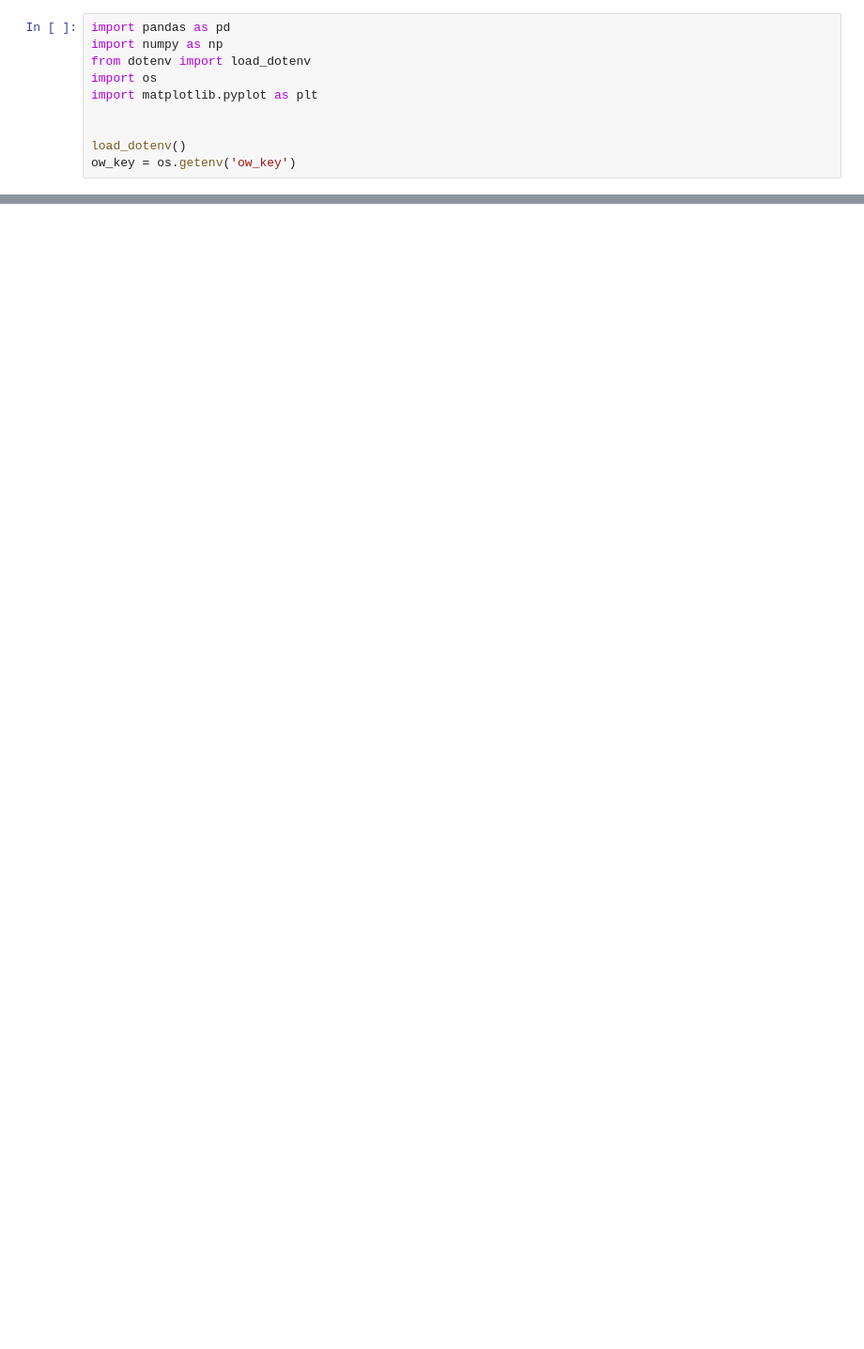
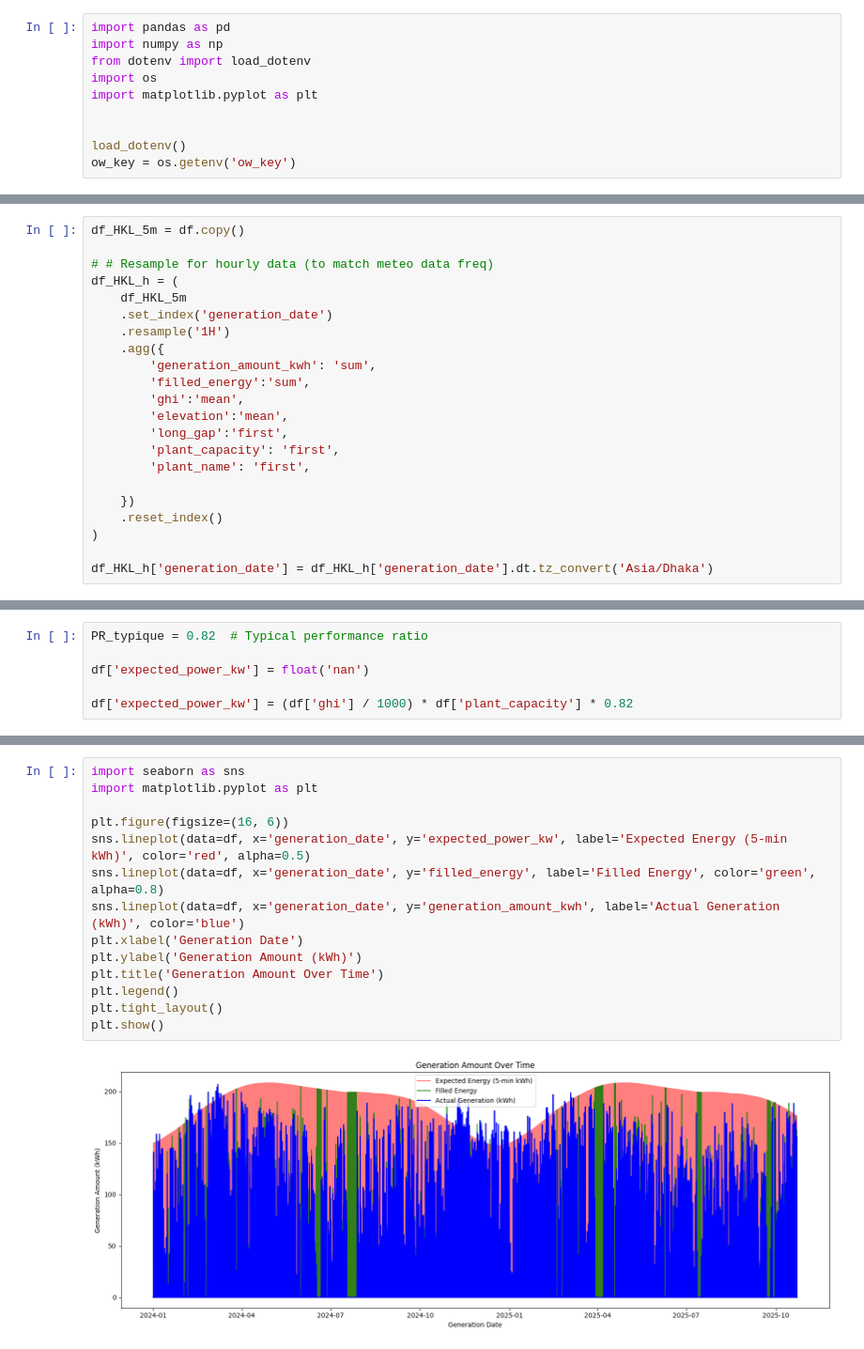
Before and after one commit to 75016paris/solshare, a Jupyter notebook: HKL.ipynb, the cells around one changed output, grey strips where cells are left out. Shown at 94% size. Cells and saved outputs as stored; diff of their text form; blank space fills up the shorter version.

```diff
--- a/HKL.ipynb
+++ b/HKL.ipynb
@@ -315,0 +400,22 @@ SyntaxError: invalid syntax (1964842635.py, line 31)
+# %%
+df_HKL_5m = df.copy()
+
+# # Resample for hourly data (to match meteo data freq)
+df_HKL_h = (
+    df_HKL_5m
+    .set_index('generation_date')
+    .resample('1H')
+    .agg({
+        'generation_amount_kwh': 'sum',
+        'filled_energy':'sum',
+        'ghi':'mean',
+        'elevation':'mean',
+        'long_gap':'first',
+        'plant_capacity': 'first',
+        'plant_name': 'first',
+
+    })
+    .reset_index()
+)
+
+df_HKL_h['generation_date'] = df_HKL_h['generation_date'].dt.tz_convert('Asia/Dhaka')
@@ -315,0 +511,6 @@ SyntaxError: invalid syntax (1964842635.py, line 31)
+# %%
+PR_typique = 0.82  # Typical performance ratio
+
+df['expected_power_kw'] = float('nan')
+
+df['expected_power_kw'] = (df['ghi'] / 1000) * df['plant_capacity'] * 0.82
@@ -315,0 +528,16 @@ SyntaxError: invalid syntax (1964842635.py, line 31)
+# %%
+import seaborn as sns
+import matplotlib.pyplot as plt
+
+plt.figure(figsize=(16, 6))
+sns.lineplot(data=df, x='generation_date', y='expected_power_kw', label='Expected Energy (5-min kWh)', color='red', alpha=0.5)
+sns.lineplot(data=df, x='generation_date', y='filled_energy', label='Filled Energy', color='green', alpha=0.8)
+sns.lineplot(data=df, x='generation_date', y='generation_amount_kwh', label='Actual Generation (kWh)', color='blue')
+plt.xlabel('Generation Date')
+plt.ylabel('Generation Amount (kWh)')
+plt.title('Generation Amount Over Time')
+plt.legend()
+plt.tight_layout()
+plt.show()
+# %% [output]
+[figure, added]
```
Also changed, not shown: parts of 49 cells of this notebook, 1 other file.
